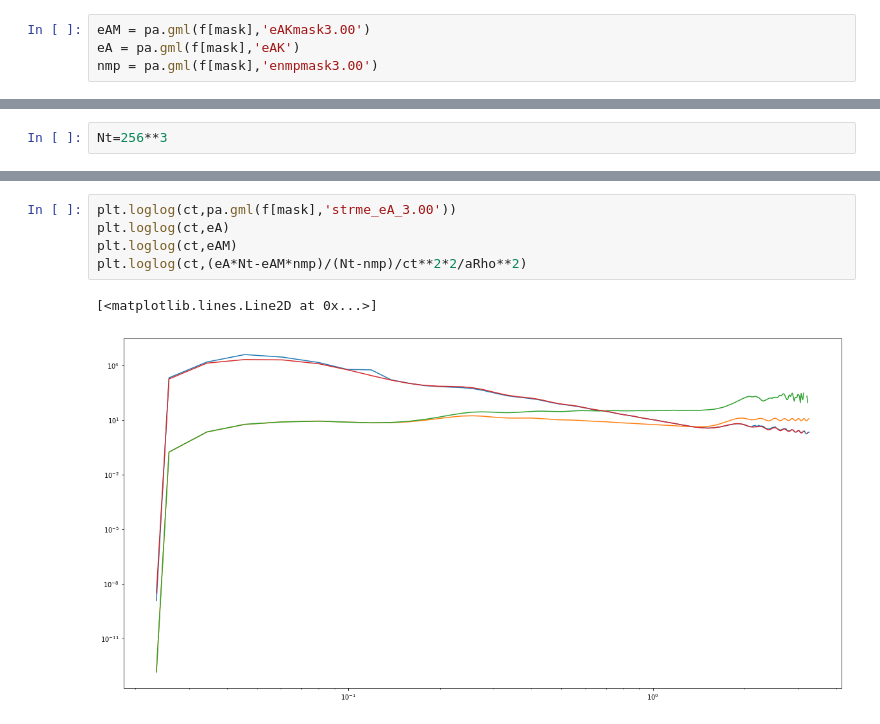
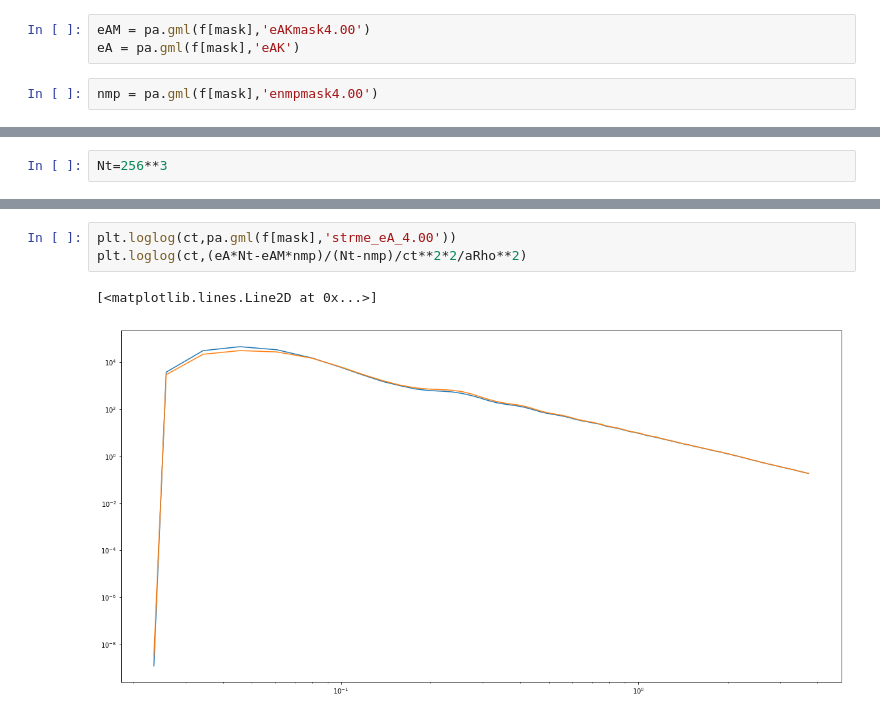
Before and after one commit to veintemillas/jaxions, a Jupyter notebook: scripts/jobs/maskedenergy/maskenergy.ipynb, the cells around one changed output, grey strips where cells are left out. Drawn from its saved outputs; the diff is of its cells as text.

Commit message:
Updated plots and utilities in the comparison of energy

```diff
--- a/scripts/jobs/maskedenergy/maskenergy.ipynb
+++ b/scripts/jobs/maskedenergy/maskenergy.ipynb
@@ -21,8 +21,9 @@ f[-1]
 mask = pa.gml(f,'nsp?') * (pa.gml(f,'ftype') == 'Saxion')
 ct = pa.gml(f[mask],'ct')
 # %%
-eAM = pa.gml(f[mask],'eAKmask3.00')
+eAM = pa.gml(f[mask],'eAKmask4.00')
 eA = pa.gml(f[mask],'eAK')
-nmp = pa.gml(f[mask],'enmpmask3.00')
+# %%
+nmp = pa.gml(f[mask],'enmpmask4.00')
 # %%
 aRho = pa.gml(f[mask],'eavrho')
@@ -57,8 +62,6 @@ Nt=256**3
 # %%
-plt.loglog(ct,pa.gml(f[mask],'strme_eA_3.00'))
-plt.loglog(ct,eA)
-plt.loglog(ct,eAM)
+plt.loglog(ct,pa.gml(f[mask],'strme_eA_4.00'))
 plt.loglog(ct,(eA*Nt-eAM*nmp)/(Nt-nmp)/ct**2*2/aRho**2)
 # %% [output]
 [<matplotlib.lines.Line2D at 0x...>]
-[figure, old version]
+[figure, new version]
```
Also changed, not shown: parts of 18 cells of this notebook, 1 other file.
